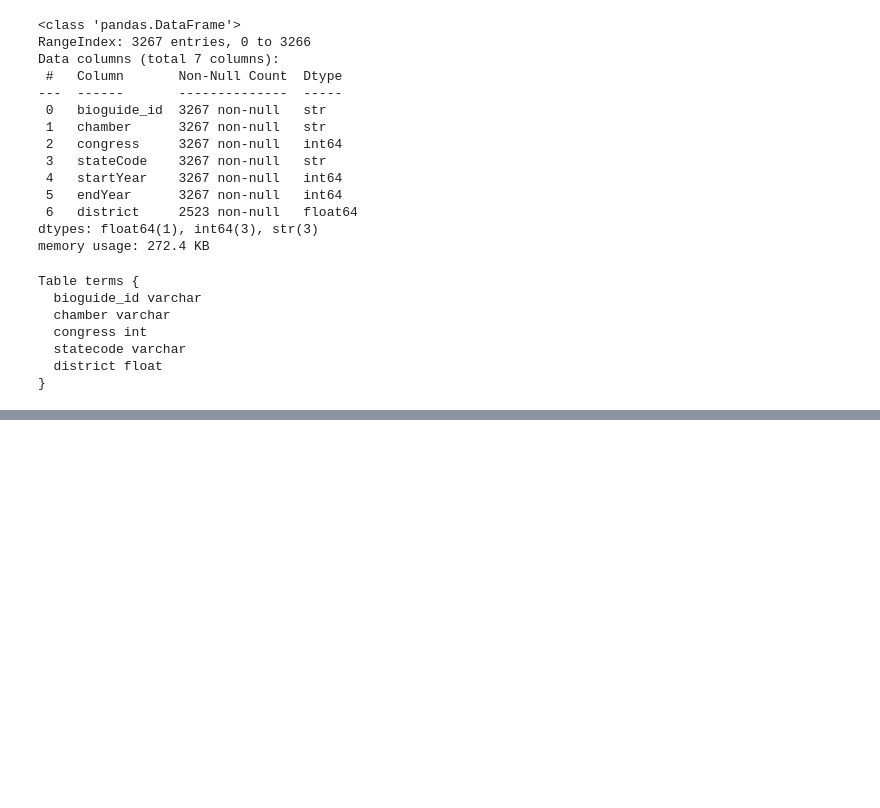
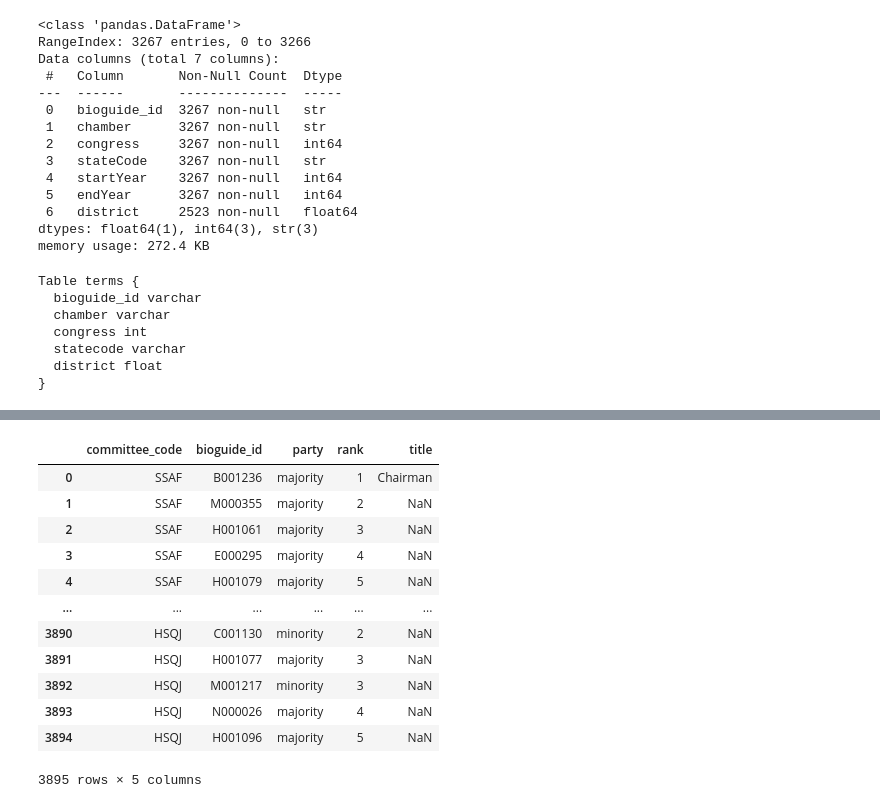
Before and after one commit to jkropko/contrans2026, a Jupyter notebook: notebooks/demo_10_15_2026.ipynb, the cells around one changed output, grey strips where cells are left out. Drawn from its saved outputs; the diff is of its cells as text; code cells hidden in the pictures; blank space fills up the shorter version.

```diff
--- a/notebooks/demo_10_15_2026.ipynb
+++ b/notebooks/demo_10_15_2026.ipynb
@@ -215,0 +458,16 @@ terms.to_csv("../data/processed/terms.csv", index=False)
+# %%
+committee_members
+# %% [output]
+|  | committee_code | bioguide_id | party | rank | title |
+| 0 | SSAF | B001236 | majority | 1 | Chairman |
+| 1 | SSAF | M000355 | majority | 2 | NaN |
+| 2 | SSAF | H001061 | majority | 3 | NaN |
+| 3 | SSAF | E000295 | majority | 4 | NaN |
+| 4 | SSAF | H001079 | majority | 5 | NaN |
+| ... | ... | ... | ... | ... | ... |
+| 3890 | HSQJ | C001130 | minority | 2 | NaN |
+| 3891 | HSQJ | H001077 | majority | 3 | NaN |
+| 3892 | HSQJ | M001217 | minority | 3 | NaN |
+| 3893 | HSQJ | N000026 | majority | 4 | NaN |
+| 3894 | HSQJ | H001096 | majority | 5 | NaN |
+3895 rows × 5 columns
```
Also changed, not shown: parts of 23 cells of this notebook, 1 other file.
